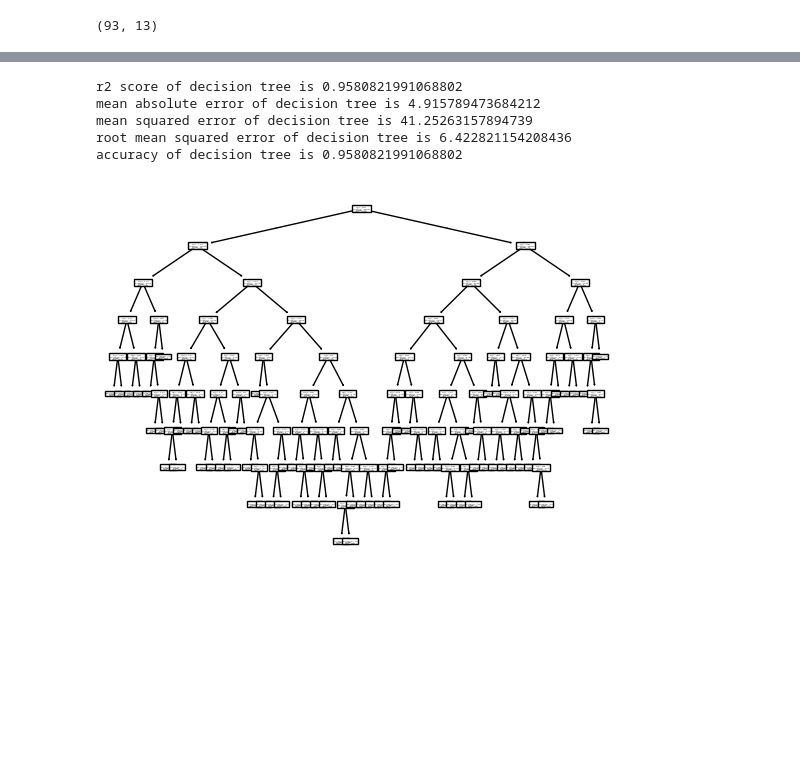
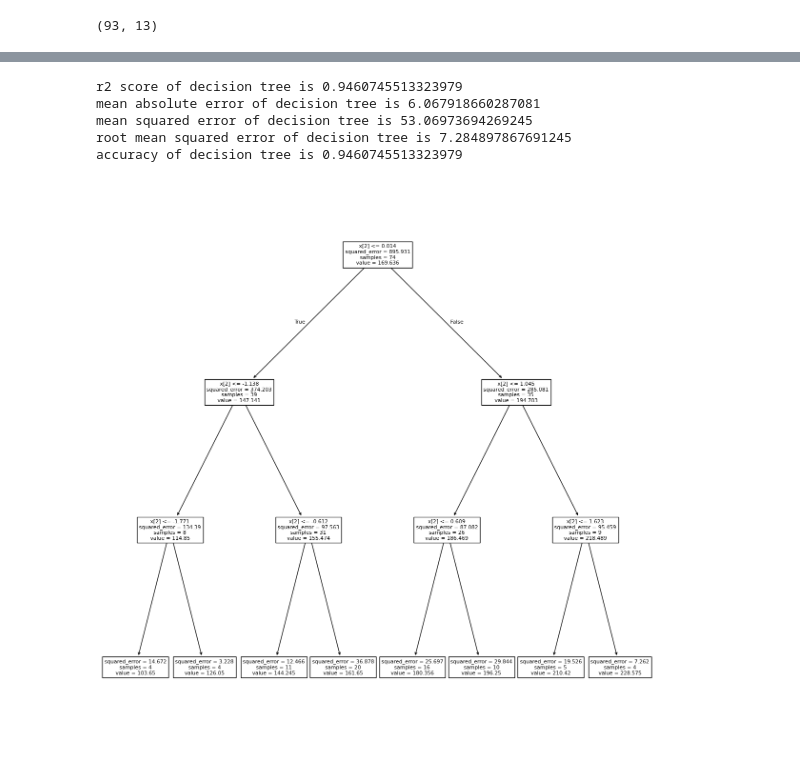
Before and after one commit to ankitg-02/kaggle-diet-analysis, a Jupyter notebook: Diet_Analysis.ipynb, the cells around one changed output, grey strips where cells are left out. Saved outputs shown, nothing was run; the diff lists cells and outputs as text; code cells hidden in the pictures; blank space fills up the shorter version.

```diff
--- a/Diet_Analysis.ipynb
+++ b/Diet_Analysis.ipynb
@@ -314,19 +350,20 @@ accuracy of elastic net is 0.9440545812185844
 # %%
-d=DecisionTreeRegressor()
+d=DecisionTreeRegressor(max_depth=3)
 d.fit(x_train,y_train)
 y_pred4=d.predict(x_test)
 print(f'r2 score of decision tree is {r2_score(y_test,y_pred4)}')
 print(f'mean absolute error of decision tree is {mean_absolute_error(y_test,y_pred4)}')
 print(f'mean squared error of decision tree is {mean_squared_error(y_test,y_pred4)}')
 print(f'root mean squared error of decision tree is {np.sqrt(mean_squared_error(y_test,y_pred4))}')
 print(f'accuracy of decision tree is {d.score(x_test,y_test)}')
+plt.figure(figsize=(15,15))
 plot_tree(d)
 plt.show()
 # %% [output]
-r2 score of decision tree is 0.9580821991068802
-mean absolute error of decision tree is 4.915789473684212
-mean squared error of decision tree is 41.25263157894739
-root mean squared error of decision tree is 6.422821154208436
-accuracy of decision tree is 0.9580821991068802
+r2 score of decision tree is 0.9460745513323979
+mean absolute error of decision tree is 6.067918660287081
+mean squared error of decision tree is 53.06973694269245
+root mean squared error of decision tree is 7.284897867691245
+accuracy of decision tree is 0.9460745513323979
-[figure, old version]
+[figure, new version]
 # %%
```
Also changed, not shown: parts of 7 cells of this notebook.
